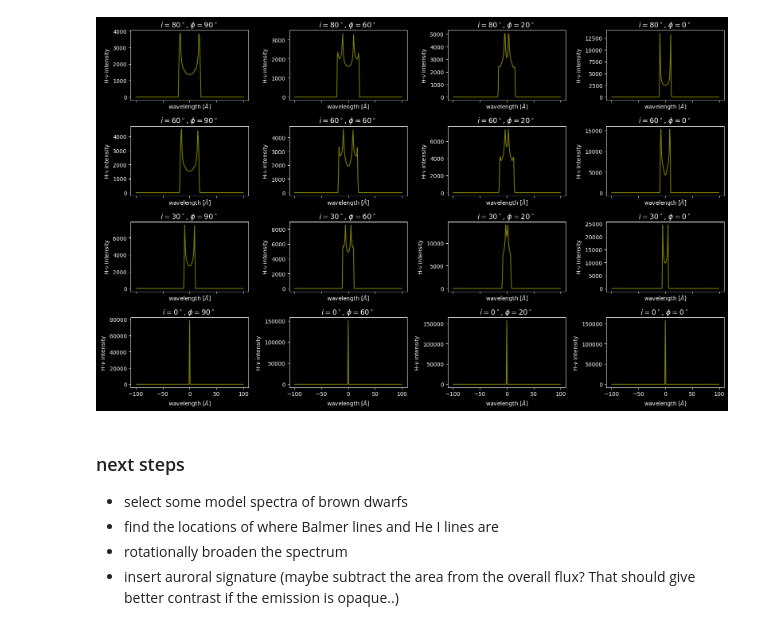
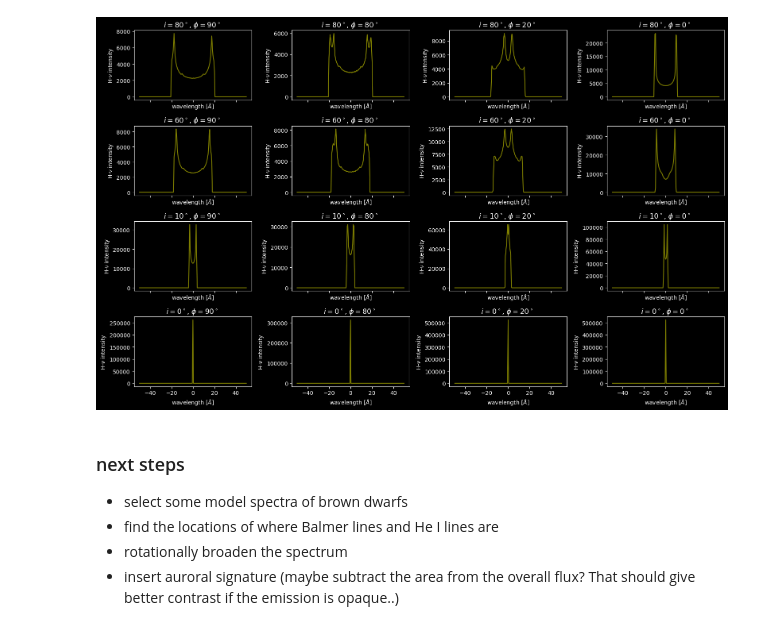
Before and after one commit to ekaterinailin/2023_10_Oblique_Ring, a Jupyter notebook: rotating_oblique_ring_spectral_signatures.ipynb, the cells around one changed output. Drawn from its saved outputs; the diff is of its cells as text; code cells hidden in the pictures.

```diff
--- a/rotating_oblique_ring_spectral_signatures.ipynb
+++ b/rotating_oblique_ring_spectral_signatures.ipynb
@@ -15,7 +15,7 @@ from funcs.geometry import (create_spherical_grid,
 # set dark background
 plt.style.use('dark_background')
 # %%
-THETA, PHI = create_spherical_grid(int(6e4))
+THETA, PHI = create_spherical_grid(int(2e5))
 # input parameters
 
 # inclination of rotation axis in radians with the right convention
@@ -117,7 +117,7 @@ dalpha = 1 * np.pi/180
 
 fig, ax = plt.subplots(1, 1, figsize=(8,6))
 
-bins = np.linspace(-100,100,200)
+bins = np.linspace(-50,50,200)
 binmids = (bins[1:] + bins[:-1])/2
 
 alpha= 50 / 180 * np.pi
@@ -160,8 +160,8 @@ fig, ax = plt.subplots(4, 4, figsize=(16,10), sharex=True, sharey=False)
 
 axes = ax.flatten()
 
-i_rots = np.pi/2 - np.array([80, 60, 30, 0]) / 180 * np.pi
-i_mags = np.array([90, 60, 20, 0]) / 180 * np.pi
+i_rots = np.pi/2 - np.array([80, 60, 10, 0]) / 180 * np.pi
+i_mags = np.array([90, 80, 20, 0]) / 180 * np.pi
 
 # make a list of 16 tuples of (i_rot, i_mag)
 i_rot_mags = [(i_rot, i_mag) for i_rot in i_rots for i_mag in i_mags]
@@ -174,34 +174,34 @@ for ax, (i_rot, i_mag) in zip(axes, i_rot_mags):
     hists = []
 
     for alpha in np.linspace(0, 2*np.pi, 150):
 
         dxr_visible = calculate_surface_element_velocities(alpha, dalpha, x, y, z, z_rot, omega, Rstar)
 
         # convert to nm
         dxr_visible = dxr_visible * wavelength / c
 
         hist, bins = np.histogram(dxr_visible, bins=bins, density=False)
 
         hists.append(hist)
 
     # concatenate all histograms
     dxr_visible_ = np.sum(hists, axis=0)
 
 
 
     ax.plot((bins[1:] + bins[:-1]) / 2, dxr_visible_, alpha=0.5,
             linestyle="solid", color='yellow')
 
 
     ax.set_xlabel(r'wavelength [$\AA$]');
     ax.set_ylabel(r'H-$\nu$ intensity');
     ax.set_title(f"$i={(np.pi/2 - i_rot)/np.pi*180:.0f}^\circ$, $\phi={i_mag/np.pi*180:.0f}^\circ$ ",
              loc='center', fontsize=13)
     # ax.set_xlim(-1,1)
 
 plt.tight_layout()
 # %% [output]
-[figure, old version]
+[figure, new version]
 # %% [markdown]
 ### next steps
 
```
Also changed, not shown: parts of 2 cells of this notebook, 1 other file.
